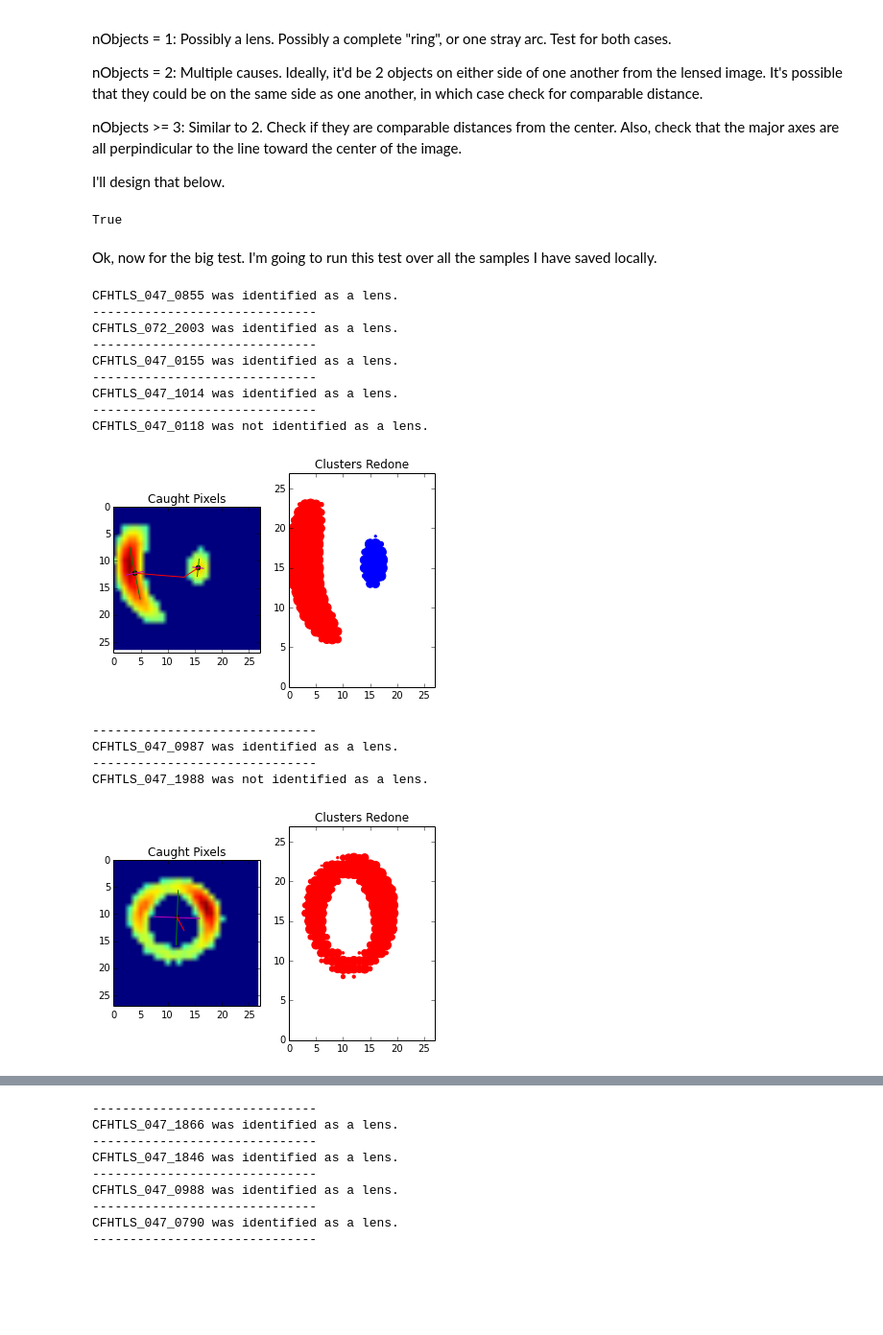
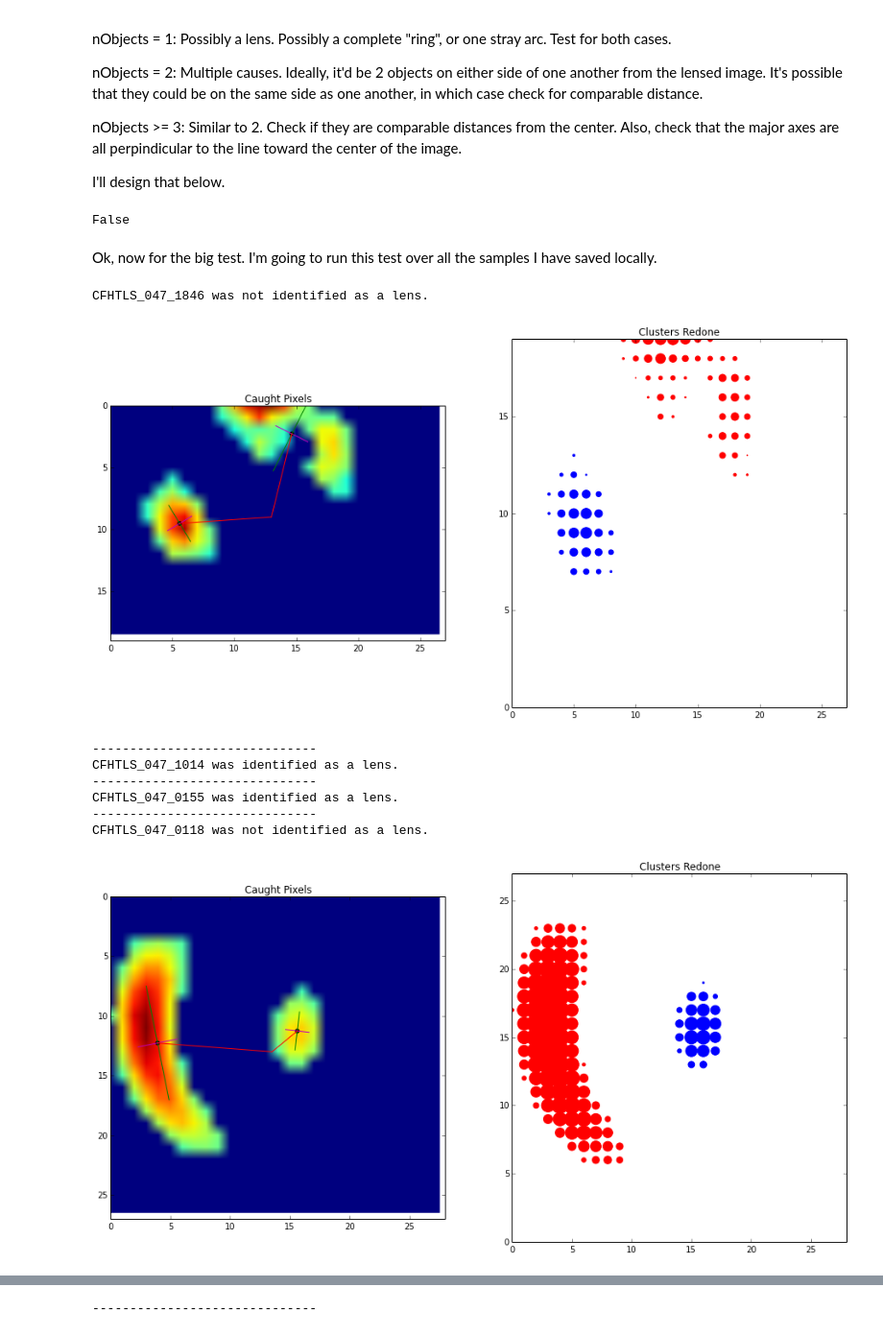
Before and after one commit to mclaughlin6464/Bayesian_Image_Modeling, a Jupyter notebook: Notebooks/Residual Detection.ipynb, the cells around one changed output, grey strips where cells are left out. Shown at 96% size. Drawn from its saved outputs; the diff is of its cells as text; code cells hidden in the pictures; blank space fills up the shorter version.

Commit message:
Made a notebook just for lens detection.

```diff
--- a/Notebooks/Residual Detection.ipynb
+++ b/Notebooks/Residual Detection.ipynb
@@ -5,7 +5,7 @@ After the model has been fit to and subtracted out, the final step is detecting
 First thing's first load in the data. I'm going to load in the data from one of my sample runs, in the form of a numpy array. This is the form that my data comes out in the code after a fit is performed. It's possible to transform it into a fits image, and I actually do that later in this notebook.
 # %%
 #remember to change this on your machine.
-directory = '/home/sean/GitRepos/Bayesian_Image_Modeling/Fit_Many_Images/residualArrays/'
+directory = '/home/mclaughlin6464/GitRepos/Bayesian_Image_Modeling/Fit_Many_Images/residualArrays/'
 filename = 'CFHTLS_072_2003'
 import numpy as np
 import os
@@ -341,6 +355,8 @@ def checkLens(residuals):
 
     if nObjects <1:
         return False
+
+    image = residuals[0].image
 
     if nObjects == 1:
         residual = residuals[0]
@@ -354,7 +370,7 @@ def checkLens(residuals):
 
         enoughPerp = False
         closeTogether = False
-        imgCy, imgCx = image.shape[0]/2.0, image.shape[1]/2.0
+        imgCy, imgCx = (image.shape[0]-1)/2.0, (image.shape[1]-1)/2.0
 
         objs = [residuals[i] for i in xrange(nObjects)]
         slopes = [(obj.center[0]-imgCy)/float(obj.center[1]-imgCx) for obj in objs]
@@ -362,13 +378,14 @@ def checkLens(residuals):
         properlyOriented = 0
         for obj, slope in zip(objs, slopes):
 
-            theta = -1*obj.theta #seems to come out negative; not sure if it's a lotting error or what.
+            theta = -1*obj.theta #seems to come out negative; not sure if it's a plotting error or what.
             axesSlope = 1/np.tan(theta)
-            #maybe I should be specifically checking the major axis
+            #maybe I should be specifically checking the major axis, rather than just one indiscriminately as perp/parallel
             properlyOriented+= 1 if .1<abs(axesSlope/slope)<10 else 0 #comparable in magnitude
 
         enoughPerp = properlyOriented >1 #if there is more than one lined up well
 
+        #the differences betwe
         diffs = []
         for i, obj in enumerate(objs):
             for obj2 in objs[i+1:]:
@@ -382,7 +399,6 @@ def checkLens(residuals):
             ratio = slope1/slope2
             #i'm not sure if you want a positive slope or allow a slight negative difference, for a 'kink'
             acrossOneAnother= ratio>-.2 and .1<abs(ratio)<10 #opposite sides and comparable slopes
-
             return (acrossOneAnother and enoughPerp) or (acrossOneAnother and closeTogether \
                         or enoughPerp and closeTogether)#any 2
 
@@ -390,7 +406,7 @@ def checkLens(residuals):
 
 print checkLens(residuals)
 # %% [output]
-True
+False
 # %% [markdown]
 Ok, now for the big test. I'm going to run this test over all the samples I have saved locally.
 # %%
@@ -447,7 +463,7 @@ def plotResiduals(residuals): #plots all info for the residual.
     image = residuals[0].image
     threshold = image.mean()+image.std()
     threshImage = np.where(image>threshold, image, 0)
-    #figsize(16,8)
+    figsize(16,8)
     plt.subplot(121)
     plt.title('Caught Pixels')
     plt.imshow(threshImage)
@@ -455,6 +471,8 @@ def plotResiduals(residuals): #plots all info for the residual.
     plt.subplot(122)
 
     for residual in residuals.itervalues():
+        image = residuals[0].image
+        img_y, img_x = image.shape
         plt.subplot(122)
         if residual.isNoise():
             continue
@@ -490,32 +508,26 @@ def plotResiduals(residuals): #plots all info for the residual.
     plt.title('Clusters Redone')
     plt.show()
 # %%
-directory = '/home/sean/GitRepos/Bayesian_Image_Modeling/Fit_Many_Images/residualArrays/'
+directory = '/home/mclaughlin6464/GitRepos/Bayesian_Image_Modeling/Fit_Many_Images/residualArrays/'
 filenames =os.listdir(directory)
 
 for fname in filenames:
     filename = directory+fname
     residuals = makeResidualsDict(filename)
     if checkLens(residuals):
         print '%s was identified as a lens.'%fname
     else:
         print '%s was not identified as a lens.'%fname
         plotResiduals(residuals)
     print '-'*30
 # %% [output]
-CFHTLS_047_0855 was identified as a lens.
-------------------------------
-CFHTLS_072_2003 was identified as a lens.
-------------------------------
-CFHTLS_047_0155 was identified as a lens.
-------------------------------
-CFHTLS_047_1014 was identified as a lens.
-------------------------------
-CFHTLS_047_0118 was not identified as a lens.
+CFHTLS_047_1846 was not identified as a lens.
-[figure, old version]
+[figure, new version]
 ------------------------------
-CFHTLS_047_0987 was identified as a lens.
+CFHTLS_047_1014 was identified as a lens.
 ------------------------------
-CFHTLS_047_1988 was not identified as a lens.
+CFHTLS_047_0155 was identified as a lens.
+------------------------------
+CFHTLS_047_0118 was not identified as a lens.
-[figure, old version]
+[figure, new version]
 ------------------------------
@@ -524,10 +550,2 @@ CFHTLS_047_1845 was not identified as a lens.
 ------------------------------
-CFHTLS_047_1866 was identified as a lens.
-------------------------------
-CFHTLS_047_1846 was identified as a lens.
-------------------------------
-CFHTLS_047_0988 was identified as a lens.
-------------------------------
-CFHTLS_047_0790 was identified as a lens.
-------------------------------
 # %% [markdown]
```
Also changed, not shown: parts of 10 cells of this notebook, 1 other file.
